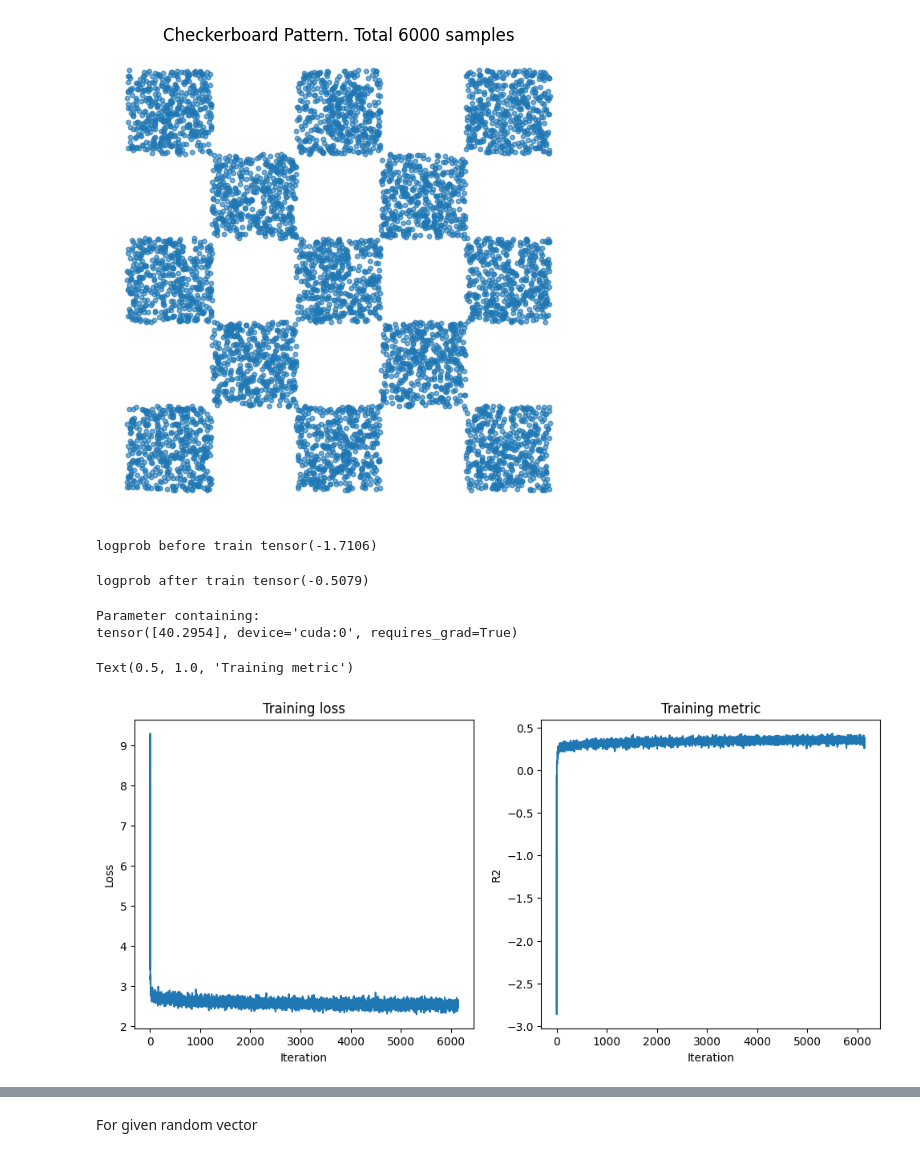
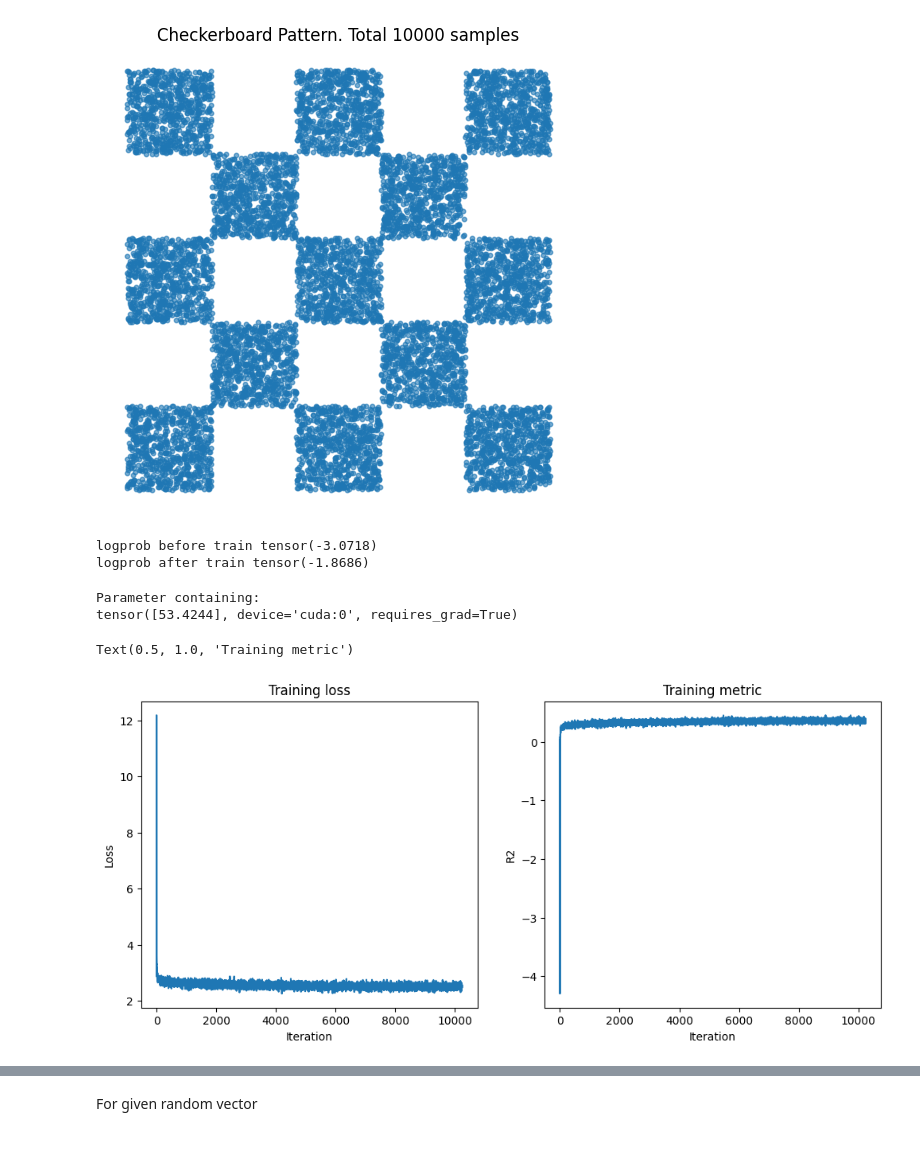
Before and after one commit to Kemsekov/One-Step-Exact-Likelihood-FlowMatching, a Jupyter notebook: checkerboard.ipynb, the cells around one changed output, grey strips where cells are left out. Saved outputs shown, nothing was run; the diff lists cells and outputs as text; code cells hidden in the pictures.

```diff
--- a/checkerboard.ipynb
+++ b/checkerboard.ipynb
@@ -39,35 +39,35 @@ def checkerboard(n, grid_size=4):
                     y_coord = np.random.uniform(i, i + 1)
                     X.append([x, y_coord])
                     y.append(0)
                     count_class_0 += 1
 
     # Generate points for class 1 (odd sum of grid coordinates)
     count_class_1 = 0
     while count_class_1 < points_per_class:
         for i in range(grid_size):
             for j in range(grid_size):
                 if (i + j) % 2 == 1 and count_class_1 < points_per_class:
                     # Generate point within this square
                     x = np.random.uniform(j, j + 1)
                     y_coord = np.random.uniform(i, i + 1)
                     X.append([x, y_coord])
                     y.append(1)
                     count_class_1 += 1
 
     return np.array(X)[np.array(y)==0]
 
 # Generate and plot
-data = checkerboard(12000, grid_size=5)
+data = checkerboard(20000, grid_size=5)
 data = torch.tensor(data).float()
 data-=data.mean()
 data/=data.std()
 plt.figure(figsize=(6,6))
 plt.scatter(data[:, 0], data[:, 1], alpha=0.6, s=10)
 plt.title(f'Checkerboard Pattern. Total {len(data)} samples')
 plt.axis("off")
 plt.show()
 # %% [output]
-[figure, old version]
+[figure, new version]
 # %%
 from kemsekov_torch.flow_matching import FlowModel1d
 
@@ -86,10 +86,10 @@ with torch.no_grad():
     print("logprob after train",fm.log_prob(data).mean())
 fm.time_scaler
 # %% [output]
-logprob before train tensor(-1.7106)
+logprob before train tensor(-3.0718)
+logprob after train tensor(-1.8686)
-logprob after train tensor(-0.5079)
+Parameter containing:
+tensor([53.4244], device='cuda:0', requires_grad=True)
-Parameter containing:
-tensor([40.2954], device='cuda:0', requires_grad=True)
 # %%
 from matplotlib import pyplot as plt
 
@@ -105,7 +105,7 @@ ax[1].set_ylabel("R2")
 ax[1].set_title("Training metric")
 # %% [output]
 Text(0.5, 1.0, 'Training metric')
-[figure, old version]
+[figure, new version]
 # %%
 import matplotlib.animation as animation
 from IPython.display import Image, display
```
Also changed, not shown: parts of 12 cells of this notebook, 3 other files.
